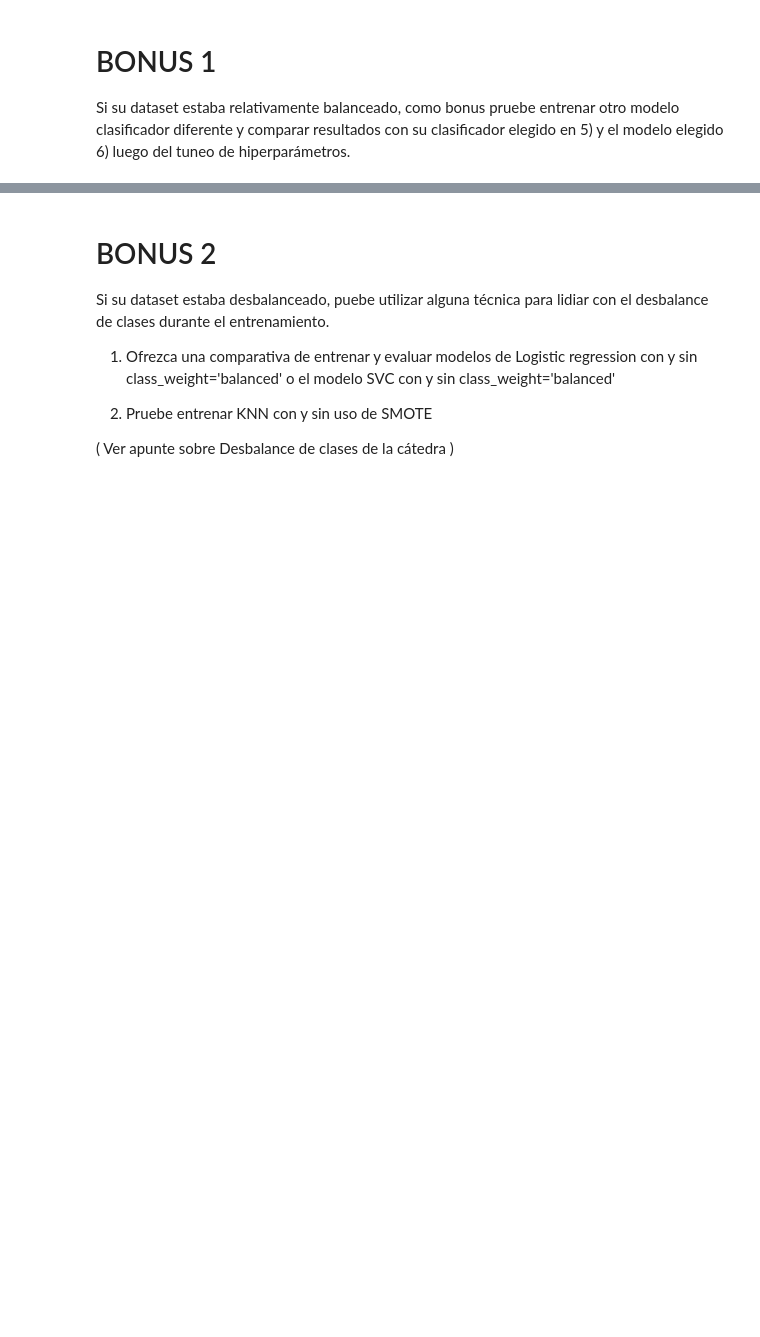
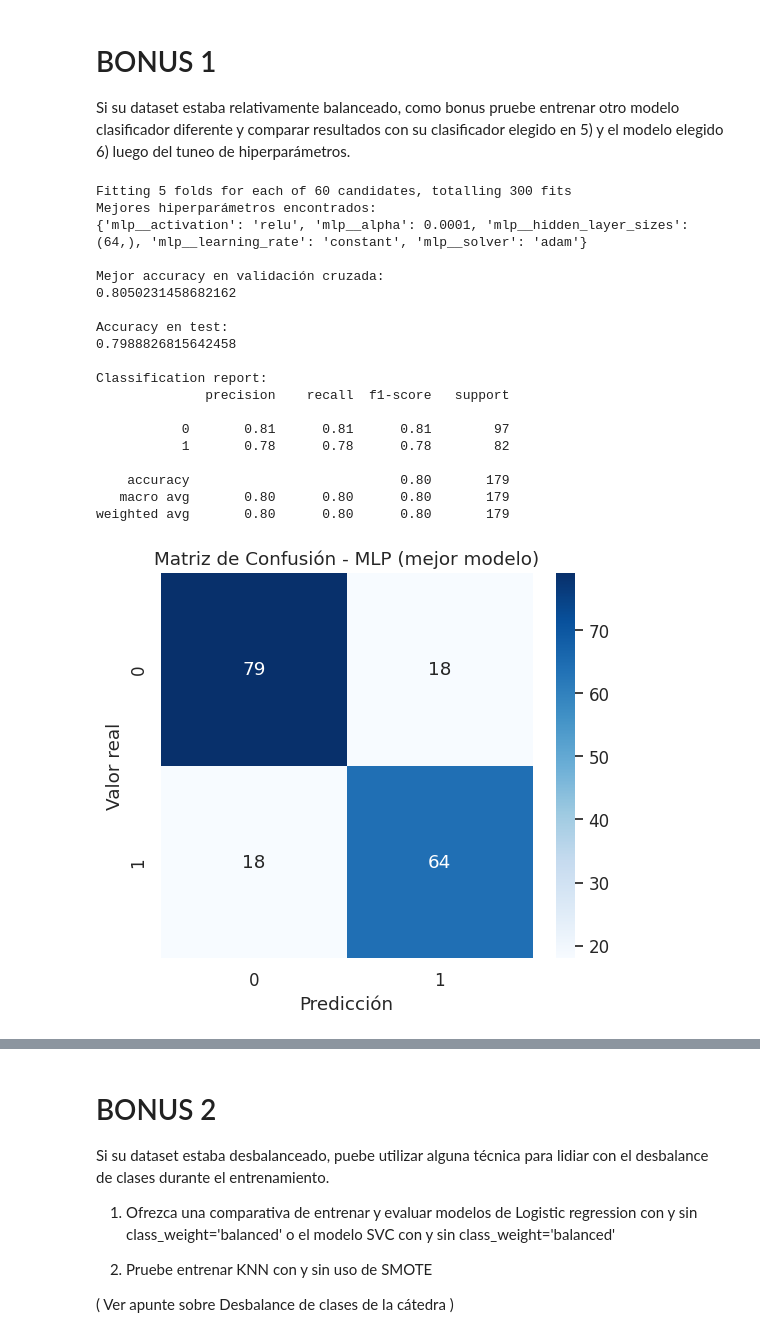
Before and after one commit to luciosjodin/AprendizajeAutomatico1, a Jupyter notebook: TP3_AA1_clasificación_Sjödin_Lucio.ipynb, the cells around one changed output, grey strips where cells are left out. Saved outputs shown, nothing was run; the diff lists cells and outputs as text; code cells hidden in the pictures; blank space fills up the shorter version.

```diff
--- a/TP3_AA1_clasificación_Sjödin_Lucio.ipynb
+++ b/TP3_AA1_clasificación_Sjödin_Lucio.ipynb
@@ -868,3 +915,82 @@ Mencione los recursos utilizados
 # BONUS 1
 
 Si su dataset estaba relativamente balanceado, como bonus pruebe entrenar otro modelo clasificador diferente y comparar resultados con su clasificador elegido en 5) y el modelo elegido 6) luego del tuneo de hiperparámetros.
+# %%
+from sklearn.model_selection import GridSearchCV
+from sklearn.neural_network import MLPClassifier
+from sklearn.pipeline import Pipeline
+from sklearn.preprocessing import StandardScaler
+from sklearn.metrics import accuracy_score, classification_report
+
+# Pipeline: escalado → MLP
+pipeline = Pipeline([
+    ("scaler", StandardScaler()),
+    ("mlp", MLPClassifier(max_iter=1000, random_state=42, early_stopping=True))
+])
+
+# Parámetros para Grid Search
+param_grid = {
+    "mlp__hidden_layer_sizes": [(8,), (32,), (64,), (16,8), (64,32)],
+    "mlp__activation": ["relu", "tanh"],
+    "mlp__solver": ["adam"],
+    "mlp__alpha": [0.0001, 0.001, 0.01],          # regularización L2
+    "mlp__learning_rate": ["constant", "adaptive"]
+}
+
+# Grid Search con 5-fold cross validation
+grid = GridSearchCV(
+    estimator=pipeline,
+    param_grid=param_grid,
+    cv=5,
+    scoring="accuracy",
+    n_jobs=-1,
+    verbose=1
+)
+
+# Entrenar
+grid.fit(X_train, y_train)
+
+# Resultados
+print("Mejores hiperparámetros encontrados:")
+print(grid.best_params_)
+print("\nMejor accuracy en validación cruzada:")
+print(grid.best_score_)
+
+# Evaluación en el set de test
+y_pred = grid.predict(X_test)
+
+print("\nAccuracy en test:")
+print(accuracy_score(y_test, y_pred))
+print("\nClassification report:")
+print(classification_report(y_test, y_pred))
+
+# ----------- MATRIZ DE CONFUSIÓN -------------
+cm = confusion_matrix(y_test, y_pred)
+
+plt.figure(figsize=(6,5))
+sns.heatmap(cm, annot=True, fmt="d", cmap="Blues")
+plt.title("Matriz de Confusión - MLP (mejor modelo)")
+plt.xlabel("Predicción")
+plt.ylabel("Valor real")
+plt.show()
+# %% [output]
+Fitting 5 folds for each of 60 candidates, totalling 300 fits
+Mejores hiperparámetros encontrados:
+{'mlp__activation': 'relu', 'mlp__alpha': 0.0001, 'mlp__hidden_layer_sizes': (64,), 'mlp__learning_rate': 'constant', 'mlp__solver': 'adam'}
+
+Mejor accuracy en validación cruzada:
+0.8050231458682162
+
+Accuracy en test:
+0.7988826815642458
+
+Classification report:
+              precision    recall  f1-score   support
+
+           0       0.81      0.81      0.81        97
+           1       0.78      0.78      0.78        82
+
+    accuracy                           0.80       179
+   macro avg       0.80      0.80      0.80       179
+weighted avg       0.80      0.80      0.80       179
+[figure, added]
```
Also changed, not shown: parts of 32 cells of this notebook.
